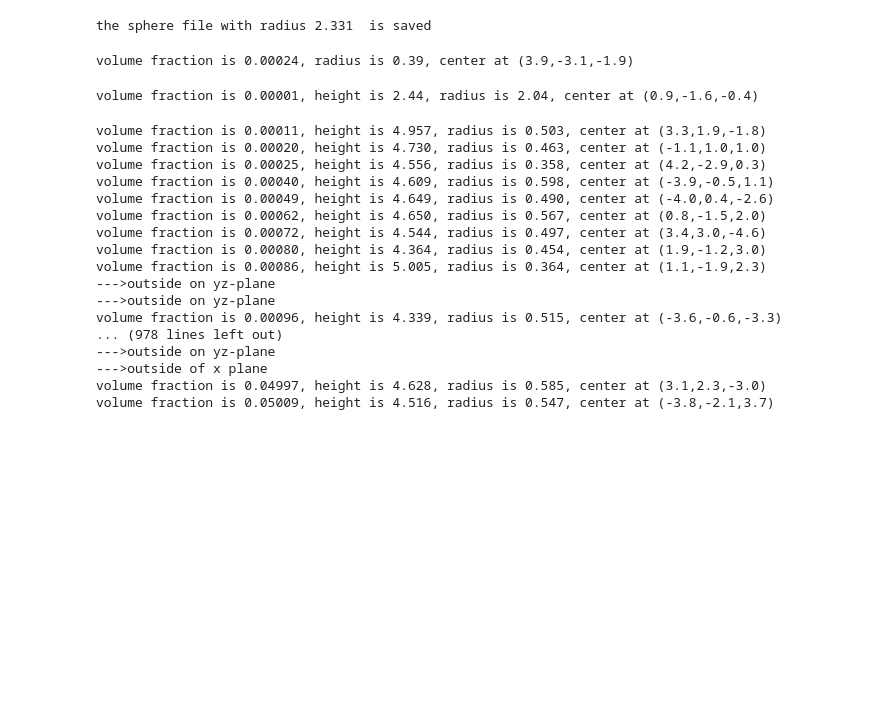
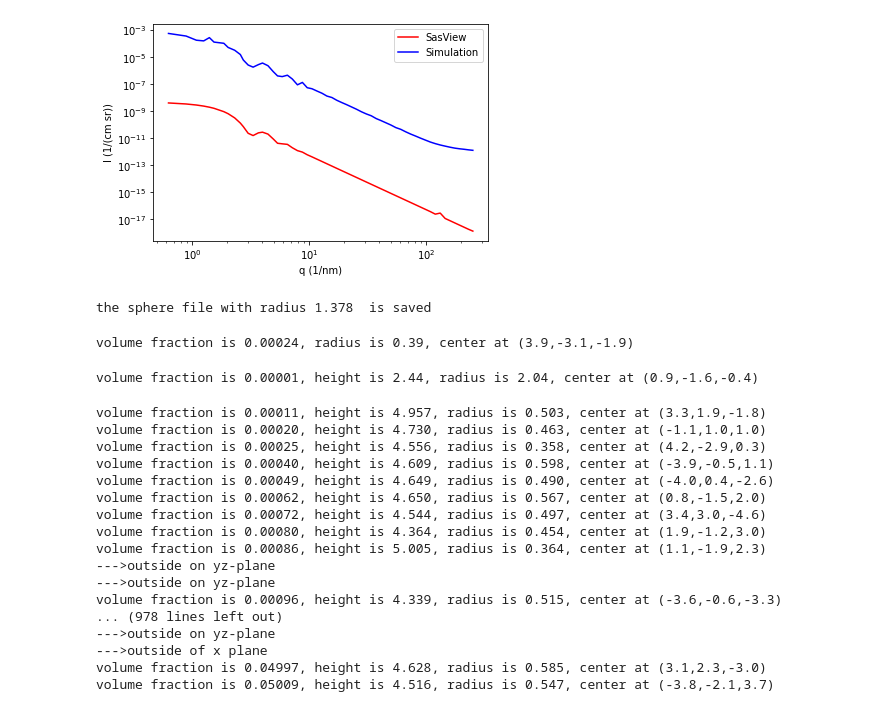
Before and after one commit to sofyalaski/SAXS-simulations, a Jupyter notebook: creating_forms.ipynb, the cells around one changed output. Drawn from its saved outputs; the diff is of its cells as text; code cells hidden in the pictures; blank space fills up the shorter version.

```diff
--- a/creating_forms.ipynb
+++ b/creating_forms.ipynb
@@ -36,8 +44,14 @@ plot_Q_vs_I(simulation.binned_data)
+# %%
+simulation.update_scaling(4.661e-06)
+# %%
+plot_simulation_vs_sas( simulation.binned_data, simulation.qx_sas, simulation.I_sas)
+# %% [output]
+[figure, added]
 # %%
 simulation.save_data(directory='dat_files')
 print("the sphere file with radius {r:.3f}  is saved".format(r = simulation.rMean))
 # %% [output]
-the sphere file with radius 2.331  is saved
+the sphere file with radius 1.378  is saved
 # %%
 simulation = Sphere(size = 10, nPoints = 501, volFrac = 0.05)
 simulation.place_shape(single=True)
```
Also changed, not shown: parts of 7 cells of this notebook, 3 other files.
